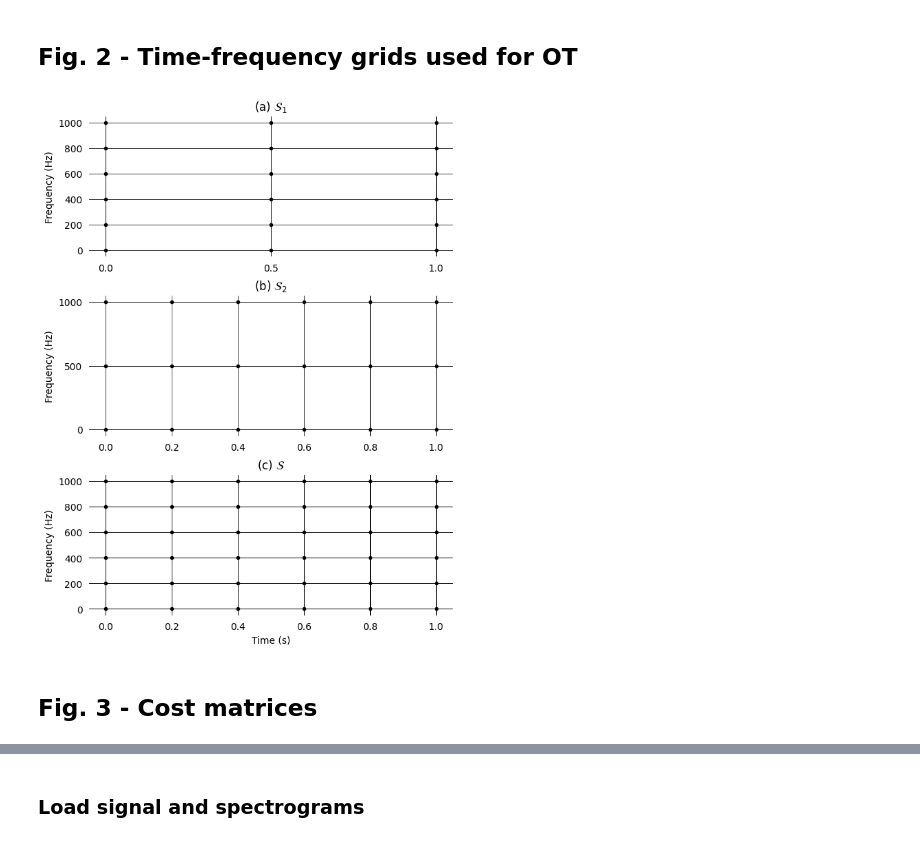
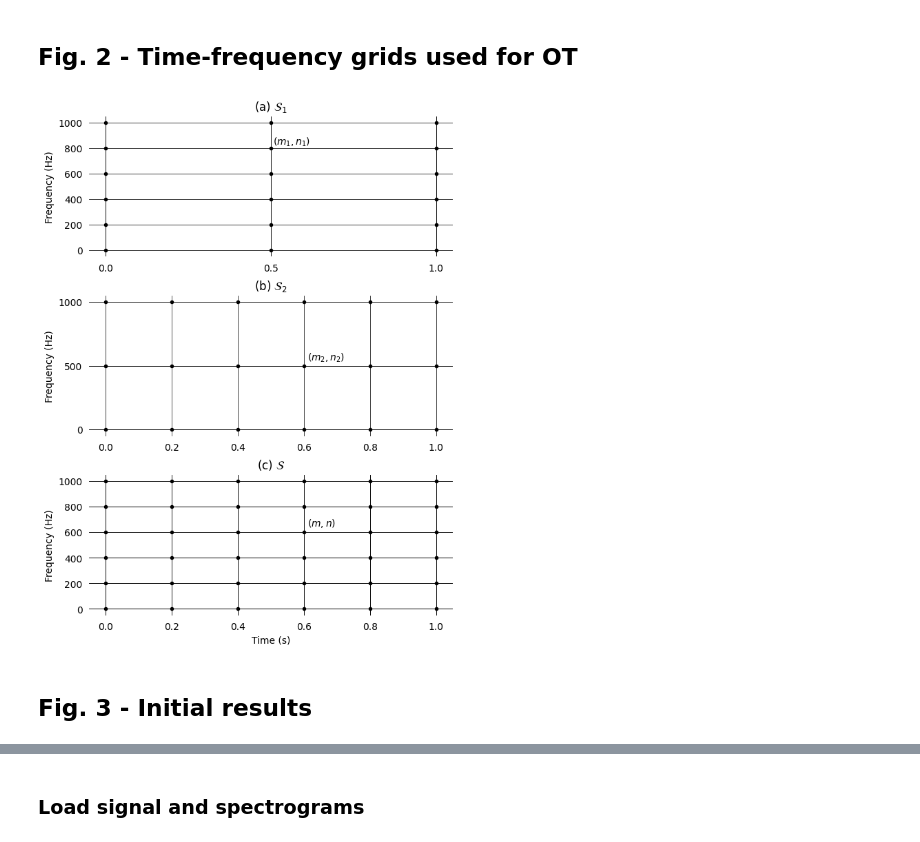
Before and after one commit to davidvaldiviad/fusion-ot, a Jupyter notebook: paper_figures.ipynb, the cells around one changed output, grey strips where cells are left out. Saved outputs shown, nothing was run; the diff lists cells and outputs as text; code cells hidden in the pictures.

```diff
--- a/paper_figures.ipynb
+++ b/paper_figures.ipynb
@@ -42,20 +76,20 @@ display_spectrogram(x2, ax=axes[2], f_bins=X2.f_bins, t_frames=X2.t_frames, high
 # %%
 f_bins_1   = np.linspace(0, 1000, 6) # 6 bins from 0 to 1kHz
 f_bins_2   = np.linspace(0, 1000, 3) # 3 bins from 0 to 1kHz
 
 t_frames_1 = np.linspace(0, 1, 3) # 3 frames from 0 to 1 second
 t_frames_2 = np.linspace(0, 1, 6) # 6 frames from 0 to 1 second
 
 S1 = time_freq_support(f_bins_1, t_frames_1)
 S2 = time_freq_support(f_bins_2, t_frames_2)
 S  = time_freq_support(f_bins_1, t_frames_2)
 
 axes = new_axes(3, 1, figsize=[6, 8])
 
-display_support(S1, ax=axes[0], title=r'(a) $\mathcal{S}_1$', xlabel='')
-display_support(S2, ax=axes[1], title=r'(b) $\mathcal{S}_2$', xlabel='')
-display_support(S , ax=axes[2], title=r'(c) $\mathcal{S}$')
+display_support(S1, ax=axes[0], title=r'(a) $\mathcal{S}_1$', xlabel='', add_point=True, point_pos=(.505, .86), point_label=r'$(m_1, n_1)$')
+display_support(S2, ax=axes[1], title=r'(b) $\mathcal{S}_2$', xlabel='', add_point=True, point_pos=(.6, .6), point_label=r'$(m_2, n_2)$')
+display_support(S , ax=axes[2], title=r'(c) $\mathcal{S}$', add_point=True, point_pos=(.6, .7), point_label=r'$(m, n)$')
 # %% [output]
-[figure, old version]
+[figure, new version]
 # %% [markdown]
-## Fig. 3 - Cost matrices
+## Fig. 3 - Initial results
```
Also changed, not shown: parts of 35 cells of this notebook, 27 other files.
